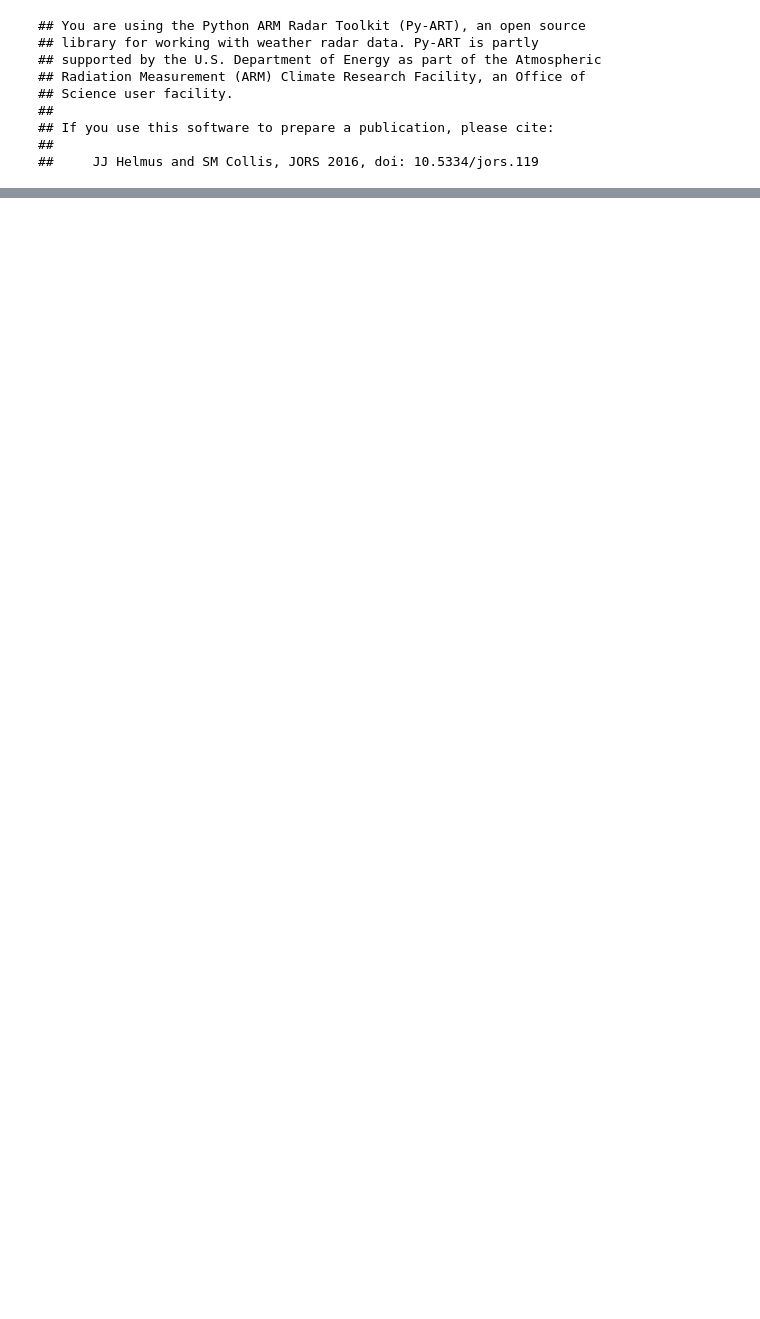
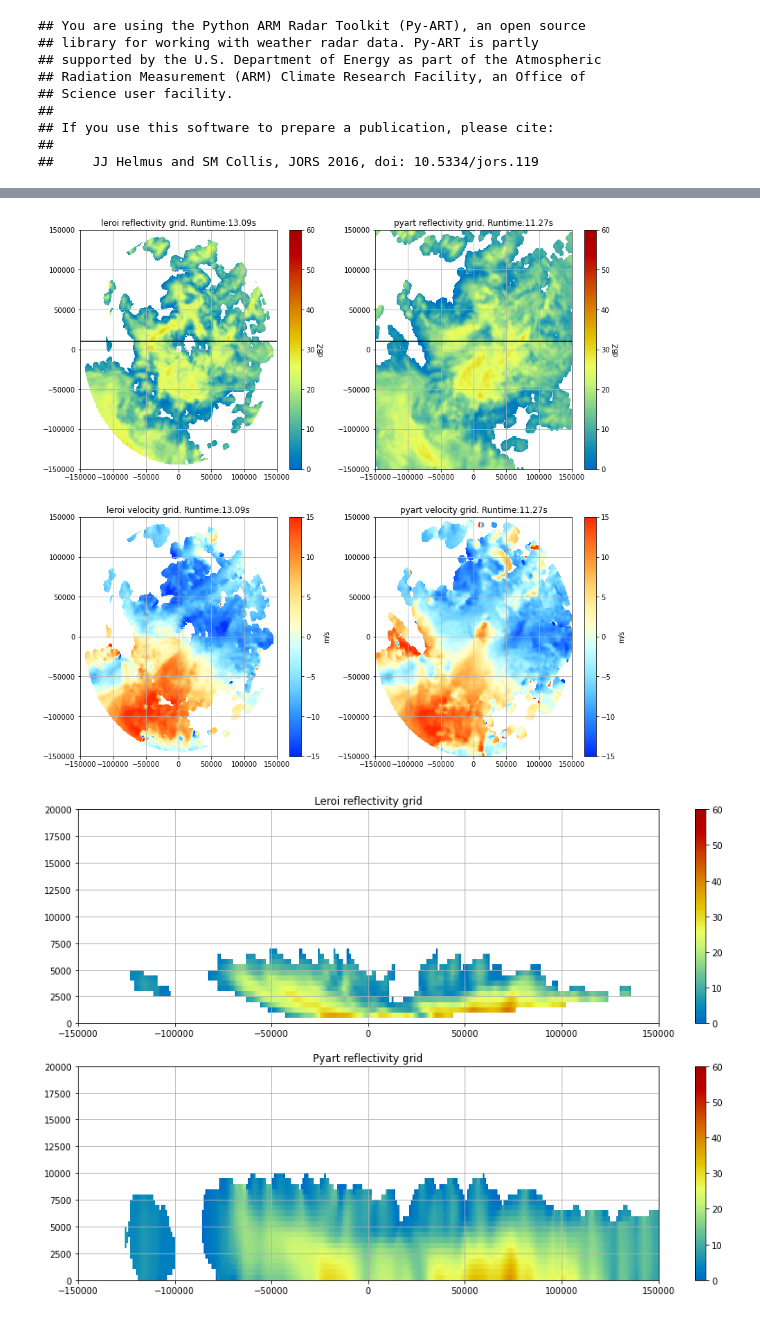
Before and after one commit to jordanbrook/leroi, a Jupyter notebook: notebook/dev/leroi_openradar.ipynb, the cells around one changed output, grey strips where cells are left out. Saved outputs shown, nothing was run; the diff lists cells and outputs as text; code cells hidden in the pictures; blank space fills up the shorter version.

```diff
--- a/notebook/dev/leroi_openradar.ipynb
+++ b/notebook/dev/leroi_openradar.ipynb
@@ -163,5 +135,5 @@ WARNING: nan_treatment='interpolate', however, NaN values detected post convolut
 # %%
-odim_ffn = '/home/548/jss548/dev/tmp/testing_files/dp/02_20200119_050031.pvol.h5'
-run_test(odim_ffn, dbz_fname='DBZH', vrad_name='VRADH', grid_fields=['DBZH','VRADH'],yidx=160)
+odim_ffn = '/home/548/jss548/dev/tmp/testing_files/52_20190906_040032.pvol.h5'
+run_test(odim_ffn, dbz_fname='DBZH', vrad_name='VRADH', grid_fields=['DBZH','VRADH'], yidx=160)
 # %% [output]
 WARNING: nan_treatment='interpolate', however, NaN values detected post convolution. A contiguous region of NaN values, larger than the kernel size, are present in the input array. Increase the kernel ...
@@ -167,0 +142,2 @@ WARNING: nan_treatment='interpolate', however, NaN values detected post convolut
+[figure, added]
+[figure, added]
```
Also changed, not shown: parts of 13 cells of this notebook.
